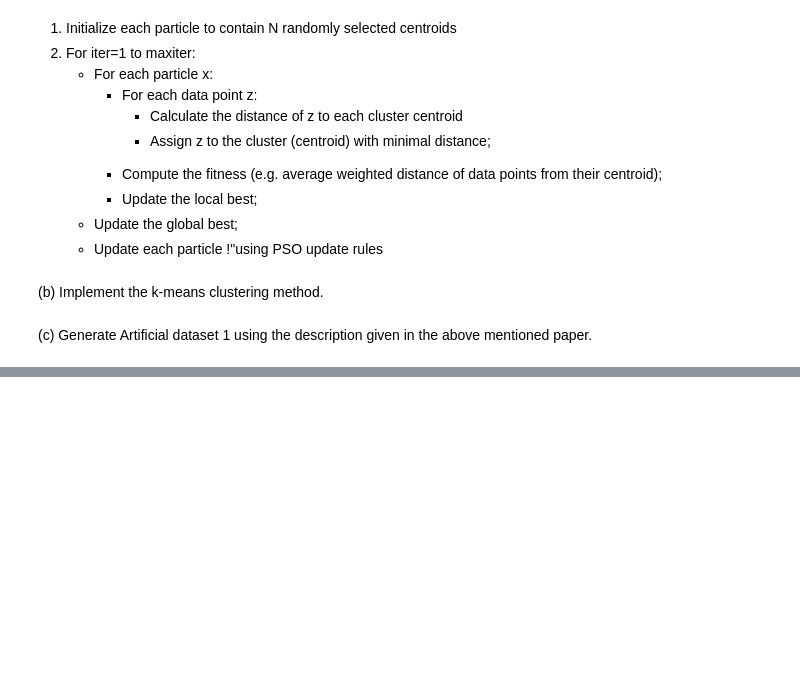
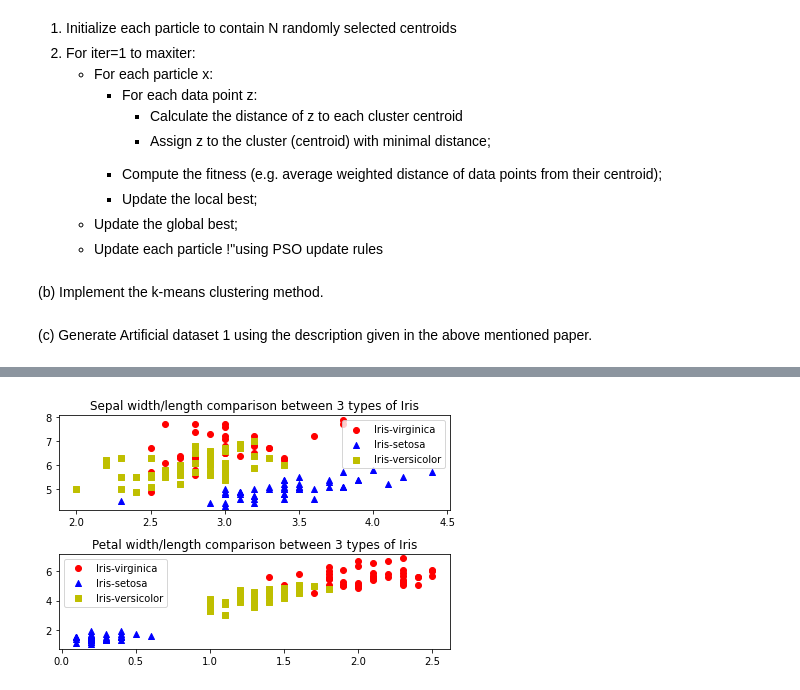
Before and after one commit to JanSchering/natural_computing, a Jupyter notebook: assignment_2/Ex3.ipynb, the cells around one changed output, grey strips where cells are left out. Drawn from its saved outputs; the diff is of its cells as text; code cells hidden in the pictures; blank space fills up the shorter version.

```diff
--- a/assignment_2/Ex3.ipynb
+++ b/assignment_2/Ex3.ipynb
@@ -225,0 +344,6 @@ paper.
+# %%
+# Load in the iris dataset
+df = pd.read_csv("iris.data", names=["sepal length", "sepal width", "petal length", "petal width", "label"])
+# Get an overview of the data
+print(df.shape)
+df.head(n=5)
@@ -225,0 +358,27 @@ paper.
+# %%
+# Plot the "True" clustering
+
+# get the class labels from the dataframe
+labels = set(df["label"])
+
+# Create different markers for each class
+markers = ["o", "^", "s"]
+colors = ["r", "b", "y"]
+
+fig, axs = plt.subplots(2, facecolor="w")
+axs[0].title.set_text("Sepal width/length comparison between 3 types of Iris")
+axs[1].title.set_text("Petal width/length comparison between 3 types of Iris")
+
+# loop over the labels to plot the datapoints for each class
+for idx, label in enumerate(labels):
+    mask = df["label"]==label
+    data = df[mask]
+    #print(data.head())
+    axs[0].scatter(data["sepal width"], data["sepal length"], marker=markers[idx], color=colors[idx], label=label)
+    axs[1].scatter(data["petal width"], data["petal length"], marker=markers[idx], color=colors[idx], label=label)
+
+axs[0].legend(loc="best")
+axs[1].legend(loc="best")
+fig.tight_layout()
+# %% [output]
+[figure, added]
```
Also changed, not shown: parts of 14 cells of this notebook, 2 other files.
